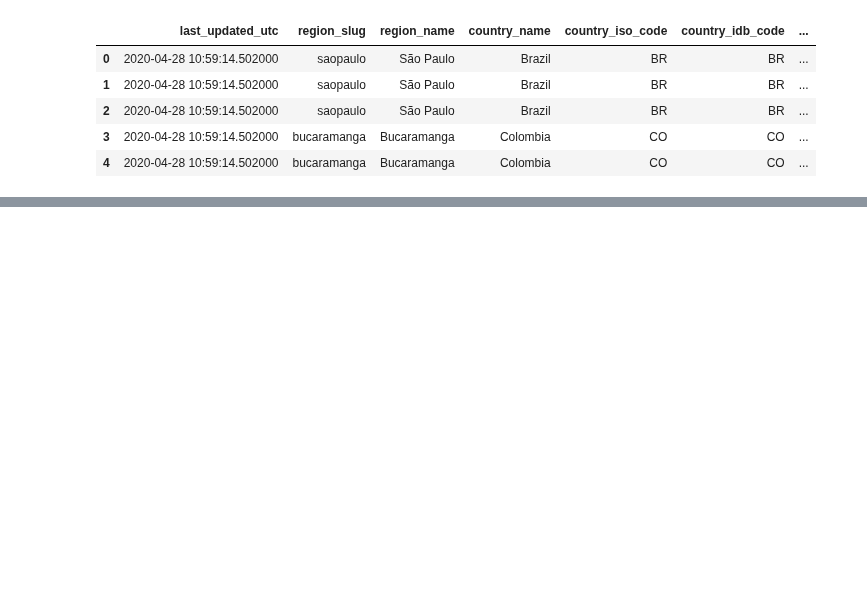
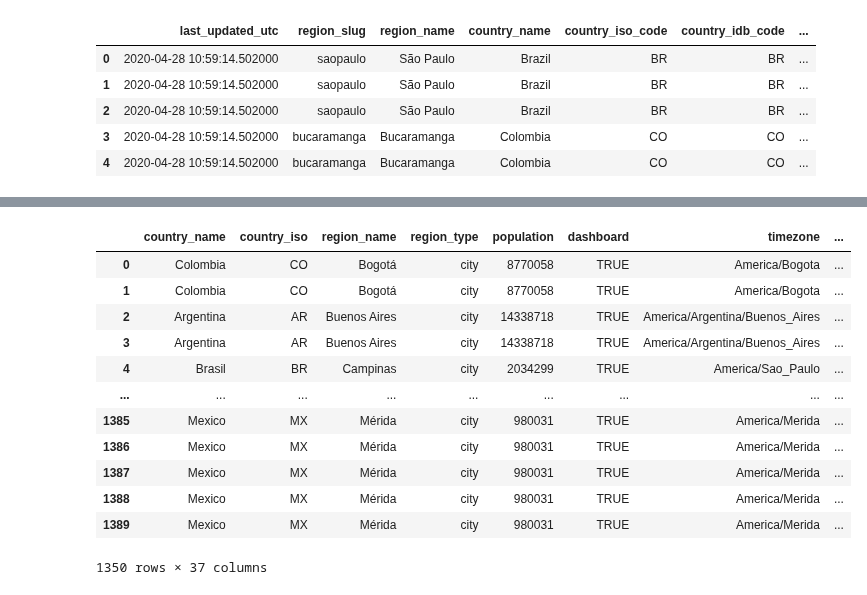
Before and after one commit to EL-BID/IDB-IDB-Invest-Coronavirus-Impact-Dashboard, a Jupyter notebook: notebooks/Playground.ipynb, the cells around one changed output, grey strips where cells are left out. Cells and saved outputs as stored; diff of their text form; code cells hidden in the pictures; blank space fills up the shorter version.

```diff
--- a/notebooks/Playground.ipynb
+++ b/notebooks/Playground.ipynb
@@ -797,0 +987,31 @@ daily.iplot()
+# %%
+def get_remaining_dates(d):
+
+    dates['date'] = dates['timestamp'].apply(lambda x: x.date())
+
+    return dates[~dates['date'].isin(d['date'].apply(lambda x: x.date()))][['date']].drop_duplicates()
+# %%
+remaining_dates = existing_dates.groupby('region_slug').apply(get_remaining_dates)
+# %%
+remaining_dates['date_slug'] = remaining_dates['date'].apply(lambda x: x.strftime(config["daily_aggregation"]))
+# %%
+remaining_dates = remaining_dates.reset_index()[['region_slug', 'date_slug']].drop_duplicates()
+# %%
+pd.concat([data.merge(
+    remaining_dates,
+    on=['region_slug', 'date_slug']),
+ data[~data['region_slug'].isin(remaining_dates['region_slug'])]])
+# %% [output]
+|  | country_name | country_iso | region_name | region_type | population | dashboard | timezone | ... |
+| 0 | Colombia | CO | Bogotá | city | 8770058 | TRUE | America/Bogota | ... |
+| 1 | Colombia | CO | Bogotá | city | 8770058 | TRUE | America/Bogota | ... |
+| 2 | Argentina | AR | Buenos Aires | city | 14338718 | TRUE | America/Argentina/Buenos_Aires | ... |
+| 3 | Argentina | AR | Buenos Aires | city | 14338718 | TRUE | America/Argentina/Buenos_Aires | ... |
+| 4 | Brasil | BR | Campinas | city | 2034299 | TRUE | America/Sao_Paulo | ... |
+| ... | ... | ... | ... | ... | ... | ... | ... | ... |
+| 1385 | Mexico | MX | Mérida | city | 980031 | TRUE | America/Merida | ... |
+| 1386 | Mexico | MX | Mérida | city | 980031 | TRUE | America/Merida | ... |
+| 1387 | Mexico | MX | Mérida | city | 980031 | TRUE | America/Merida | ... |
+| 1388 | Mexico | MX | Mérida | city | 980031 | TRUE | America/Merida | ... |
+| 1389 | Mexico | MX | Mérida | city | 980031 | TRUE | America/Merida | ... |
+1350 rows × 37 columns
```
Also changed, not shown: parts of 42 cells of this notebook, 6 other files.
